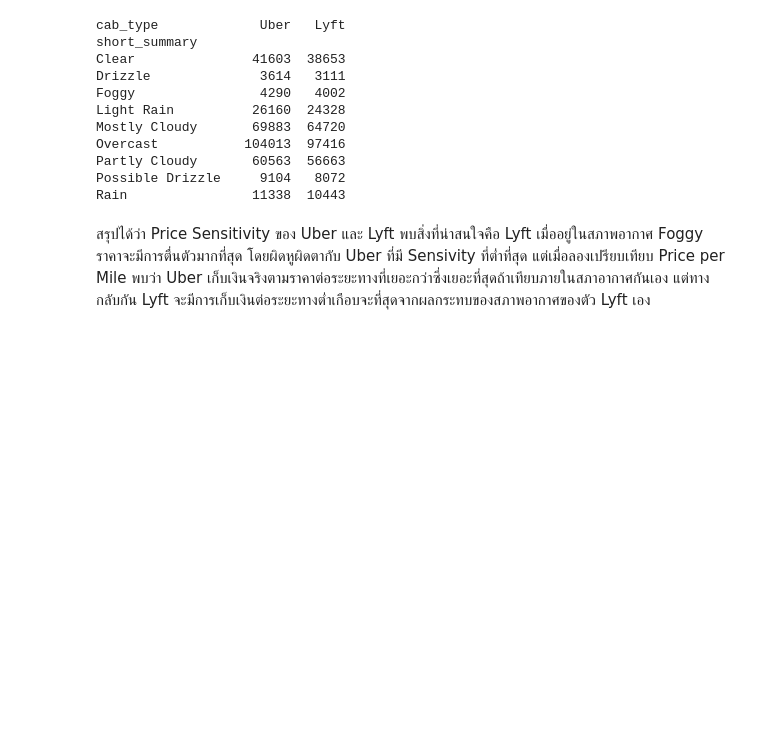
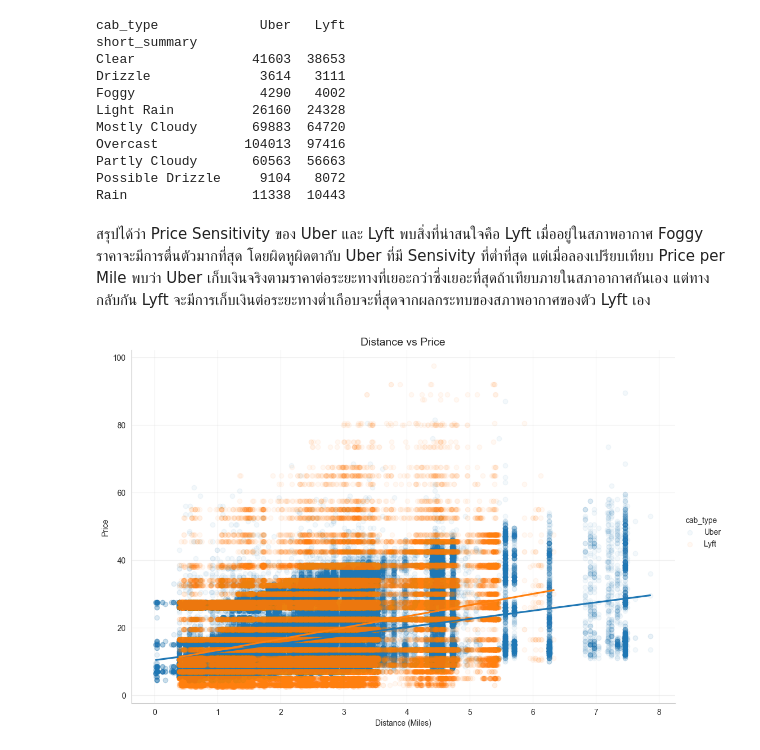
Before and after one commit to Bobbie-CPE38/cpe232-final-project, a Jupyter notebook: notebooks/eda_by_cab_type.ipynb, the cells around one changed output. Cells and saved outputs as stored; diff of their text form; code cells hidden in the pictures; blank space fills up the shorter version.

```diff
--- a/notebooks/eda_by_cab_type.ipynb
+++ b/notebooks/eda_by_cab_type.ipynb
@@ -428,3 +429,13 @@ Possible Drizzle     9104   8072
 Rain                11338  10443
 # %% [markdown]
 สรุปได้ว่า Price Sensitivity ของ Uber และ Lyft พบสิ่งที่น่าสนใจคือ Lyft เมื่ออยู่ในสภาพอากาศ Foggy ราคาจะมีการตื่นตัวมากที่สุด โดยผิดหูผิดตากับ Uber ที่มี Sensivity ที่ต่ำที่สุด แต่เมื่อลองเปรียบเทียบ Price per Mile พบว่า Uber เก็บเงินจริงตามราคาต่อระยะทางที่เยอะกว่าซึ่งเยอะที่สุดถ้าเทียบภายในสภาอากาศกันเอง แต่ทางกลับกัน Lyft จะมีการเก็บเงินต่อระยะทางต่ำเกือบจะที่สุดจากผลกระทบของสภาพอากาศของตัว Lyft เอง
+# %%
+g = sns.lmplot(data=df_compare, x='distance', y='price', hue='cab_type',  height=7, aspect=1.5, scatter_kws={'alpha':0.05})
+
+plt.title('Distance vs Price', fontsize=14)
+plt.xlabel('Distance (Miles)')
+plt.ylabel('Price')
+plt.grid(True, alpha=0.3)
+plt.show()
+# %% [output]
+[figure, added]
```
Also changed, not shown: parts of 15 cells of this notebook.
